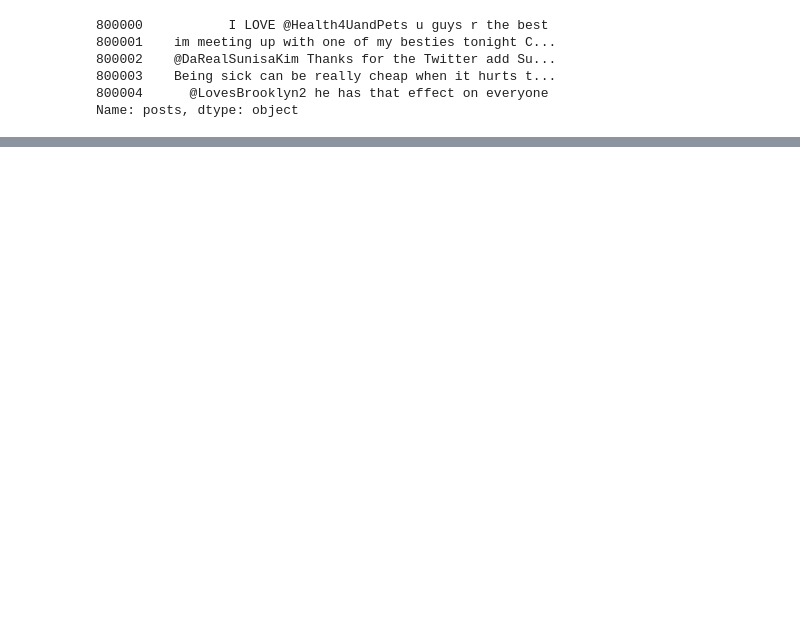
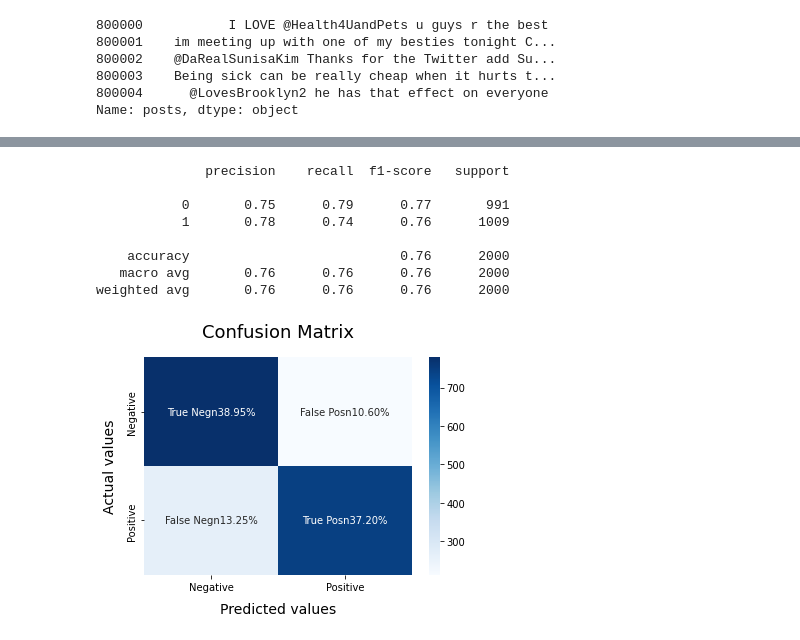
Before and after one commit to Jatin887/SentimentalAnalysis, a Jupyter notebook: main.ipynb, the cells around one changed output, grey strips where cells are left out. Cells and saved outputs as stored; diff of their text form; code cells hidden in the pictures; blank space fills up the shorter version.

Commit message:
model-fit

```diff
--- a/main.ipynb
+++ b/main.ipynb
@@ -292,0 +307,21 @@ No. of feature_words:  500000
+# %%
+X_train = vectoriser.transform(X_train)
+X_test = vectoriser.transform(X_test)
+# %%
+def model_Evaluate(model):
+    # Predict values for Test dataset
+    y_pred = model.predict(X_test)
+    # Print the evaluation metrics for the dataset.
+    print(classification_report(y_test, y_pred))
+    # Compute and plot the Confusion matrix
+    cf_matrix = confusion_matrix(y_test, y_pred)
+    categories = ['Negative','Positive']
+    group_names = ['True Neg','False Pos', 'False Neg','True Pos']
+    group_percentages = ['{0:.2%}'.format(value) for value in cf_matrix.flatten() / np.sum(cf_matrix)]
+    labels = [f'{v1}n{v2}' for v1, v2 in zip(group_names,group_percentages)]
+    labels = np.asarray(labels).reshape(2,2)
+    sns.heatmap(cf_matrix, annot = labels, cmap = 'Blues',fmt = '',
+    xticklabels = categories, yticklabels = categories)
+    pl.xlabel("Predicted values", fontdict = {'size':14}, labelpad = 10)
+    pl.ylabel("Actual values" , fontdict = {'size':14}, labelpad = 10)
+    pl.title ("Confusion Matrix", fontdict = {'size':18}, pad = 20)
@@ -292,0 +335,15 @@ No. of feature_words:  500000
+# %%
+SVCmodel = LinearSVC()
+SVCmodel.fit(X_train, y_train)
+model_Evaluate(SVCmodel)
+y_pred2 = SVCmodel.predict(X_test)
+# %% [output]
+              precision    recall  f1-score   support
+
+           0       0.75      0.79      0.77       991
+           1       0.78      0.74      0.76      1009
+
+    accuracy                           0.76      2000
+   macro avg       0.76      0.76      0.76      2000
+weighted avg       0.76      0.76      0.76      2000
+[figure, added]
```
Also changed, not shown: parts of 10 cells of this notebook.
